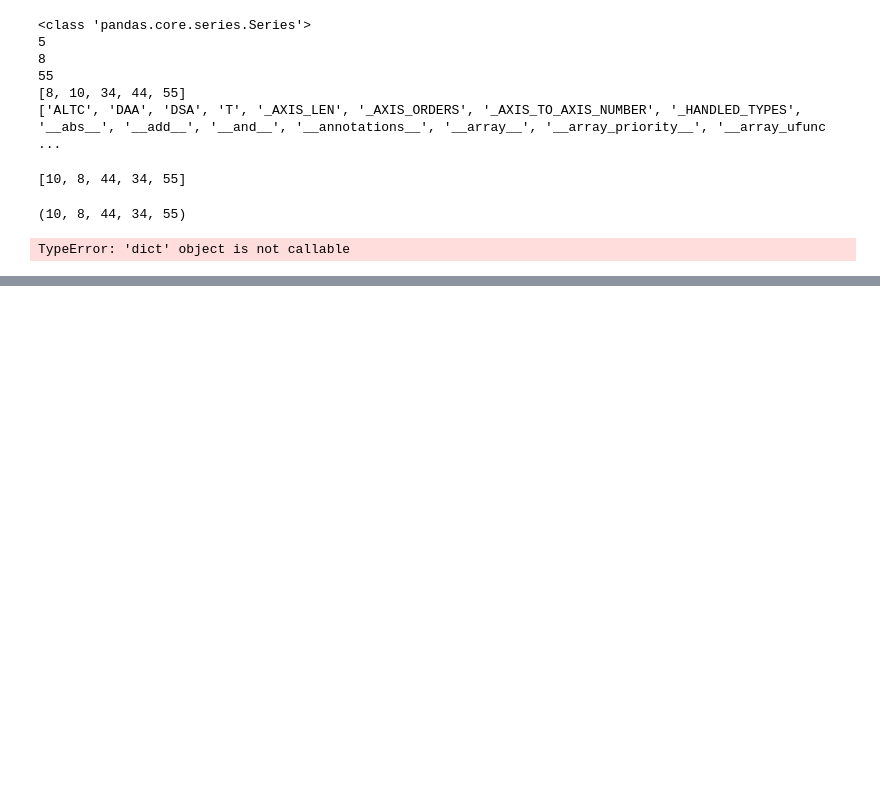
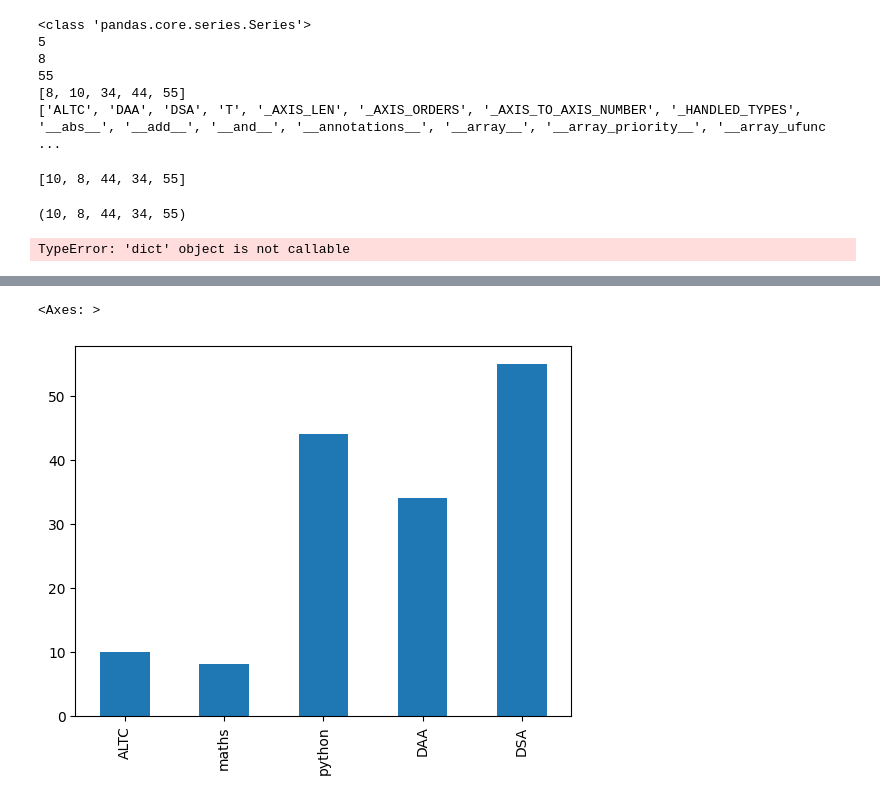
Before and after one commit to faisalkhan4k/Pandas, a Jupyter notebook: 01_week1.ipynb, the cells around one changed output, grey strips where cells are left out. Saved outputs shown, nothing was run; the diff lists cells and outputs as text; code cells hidden in the pictures; blank space fills up the shorter version.

```diff
--- a/01_week1.ipynb
+++ b/01_week1.ipynb
@@ -500,0 +571,5 @@ TypeError: 'dict' object is not callable
+# %%
+marks_series.plot(kind='bar')
+# %% [output]
+<Axes: >
+[figure, added]
```
Also changed, not shown: parts of 30 cells of this notebook.
